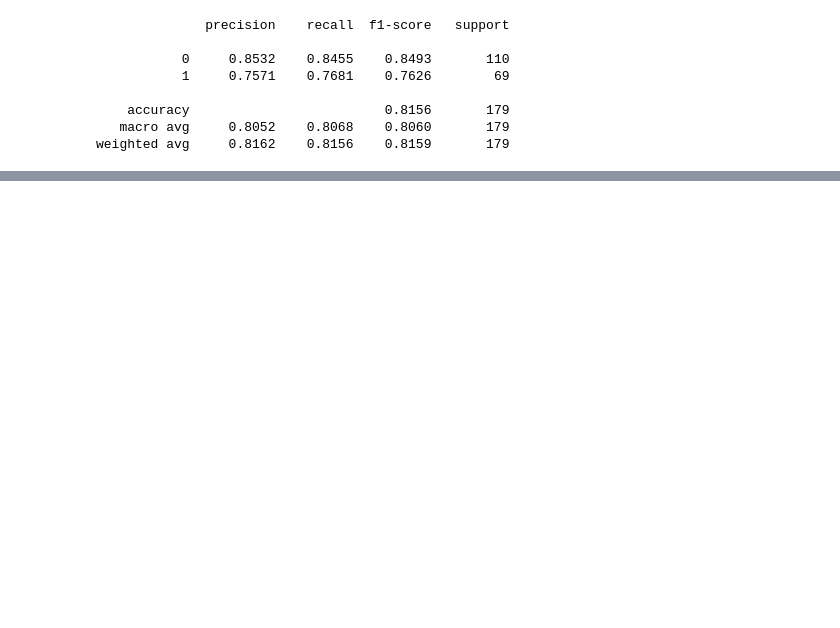
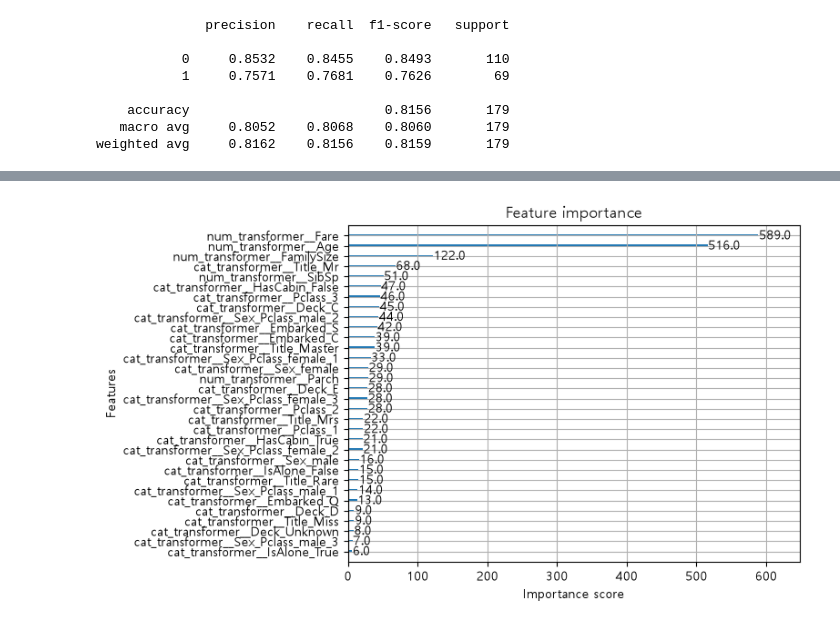
Before and after one commit to doosung-bang/AI_Sprint, a Jupyter notebook: 스프린트미션/미션3_추가연습.ipynb, the cells around one changed output, grey strips where cells are left out. Cells and saved outputs as stored; diff of their text form; code cells hidden in the pictures; blank space fills up the shorter version.

```diff
--- a/스프린트미션/미션3_추가연습.ipynb
+++ b/스프린트미션/미션3_추가연습.ipynb
@@ -391,0 +638,94 @@ weighted avg     0.8162    0.8156    0.8159       179
+# %%
+# num_features = ['Age',  'Fare' , 'FamilySize' ,'SibSp', 'Parch'] #
+# cat_features = ['Sex', 'Sex_Pclass', 'Title', 'IsAlone', 'Pclass','HasCabin', 'Deck','Embarked' ] #
+num_features = ['Age',  'Fare', 'FamilySize','SibSp', 'Parch'] # ,'SibSp', 'Parch',
+cat_features = ['Pclass', 'Sex_Pclass' ,'Sex', 'Title', 'IsAlone', 'HasCabin', 'Deck', 'Embarked'] #, 'Embarked' , ''
+FEATURES = num_features + cat_features
+train_fe[FEATURES]
+SEED = 151
+X = train_fe[FEATURES]
+y = train_fe['Survived']
+
+X_train, X_test, y_train, y_test = train_test_split(
+    X, y, stratify=y, test_size=0.2, random_state=SEED
+)
+num_transformer = Pipeline(
+    steps=[
+        ('num_imputer', SimpleImputer(strategy='median')),
+        ('scaler', StandardScaler())
+    ]
+)
+cat_transformer = Pipeline(
+    steps=[
+        ('cat_imputer', SimpleImputer(strategy='most_frequent')),
+        ('onehot', OneHotEncoder(handle_unknown='ignore'))
+    ]
+)
+preprocessor = ColumnTransformer(
+    transformers=[
+        ('num_transformer', num_transformer, num_features),
+        ('cat_transformer', cat_transformer, cat_features)
+    ]
+)
+# model = XGBClassifier(
+#         max_depth= 5,
+#         min_child_weight= 3,
+#         colsample_bylevel= 0.8,
+#         colsample_bytree= 0.7,
+#         reg_lambda= 2,
+#         subsample= 0.9,
+#         gamma=0.2,
+#         learning_rate= 0.04
+# )
+model = XGBClassifier(base_score=None, booster=None, callbacks=None,
+              colsample_bylevel=0.8, colsample_bynode=None,
+              colsample_bytree=0.7, device=None, early_stopping_rounds=None,
+              enable_categorical=True, eval_metric=None, feature_types=None,
+              feature_weights=None, gamma=np.float64(0.2087055015743895),
+              grow_policy=None, importance_type=None,
+              interaction_constraints=None,
+              learning_rate=np.float64(0.04221078104707303), max_bin=None,
+              max_cat_threshold=None, max_cat_to_onehot=None,
+              max_delta_step=None, max_depth=5, max_leaves=None,
+              min_child_weight=3,  monotone_constraints=None,
+              multi_strategy=None, n_estimators=400, n_jobs=None,
+              num_parallel_tree=None)
+model_pipeline = Pipeline(
+    steps=[
+        ('preprocessor', preprocessor),
+        ('classifier', model)
+    ]
+)
+
+model_pipeline.fit(X_train, y_train)
+preds = model_pipeline.predict(X_test)
+probs = model_pipeline.predict_proba(X_test)[:,1]
+train_preds = model_pipeline.predict(X_train)
+train_probs = model_pipeline.predict_proba(X_train)[:,1]
+#### 사용한 feature 확인
+print("Used SEED/features:",SEED,"/",FEATURES)
+#### 과적합 확인
+print("Checking for overfitting...")
+print(f"Train ROC AUC score: { roc_auc_score(y_train, train_probs):.4f}")
+print(f"Test ROC AUC score: { roc_auc_score(y_test, probs):.4f}")
+print(f"Train Accuracy: { accuracy_score(y_train, train_preds):.4f}")
+print(f"Test Accuracy: { accuracy_score(y_test, preds):.4f}")
+#### Cross-validation 점수확인
+cross_val = cross_val_score(model_pipeline, X_train, y_train, cv=5, scoring='roc_auc')
+print("Cross-validation ROC AUC scores:" )
+print('CV ROC AUC mean score: {:.4f} (+/- {:.4f})'.format(cross_val.mean(), cross_val.std()))
+# print('avg fit time: (+/- {})'.format(cross_val['fit_time'].mean(), cross_val['fit_time'].std()))
+# print('avg score time: (+/- {})'.format(cross_val['score_time'].mean(), cross_val['score_time'].std()))
+# print('avg test time: (+/- {})'.format(cross_val['test_time'].mean(), cross_val['test_time'].std()))
+#### 모델의 피쳐 중요도 시각화
+feature_names = model_pipeline.named_steps['preprocessor'].get_feature_names_out()
+classifier = model_pipeline.named_steps['classifier']
+classifier.get_booster().feature_names = list(feature_names)
+plot_importance(model_pipeline.named_steps['classifier'])
+#### 혼돈 행렬 시각화
+print("Confusion Matrix:")
+cm = confusion_matrix(y_test, preds)
+disp = ConfusionMatrixDisplay(confusion_matrix=cm)
+disp.plot()
+print(classification_report(y_test, preds, digits=4))
+# %% [output]
@@ -391,0 +749 @@ weighted avg     0.8162    0.8156    0.8159       179
+[figure, added]
```
Also changed, not shown: parts of 14 cells of this notebook, 3 other files.
